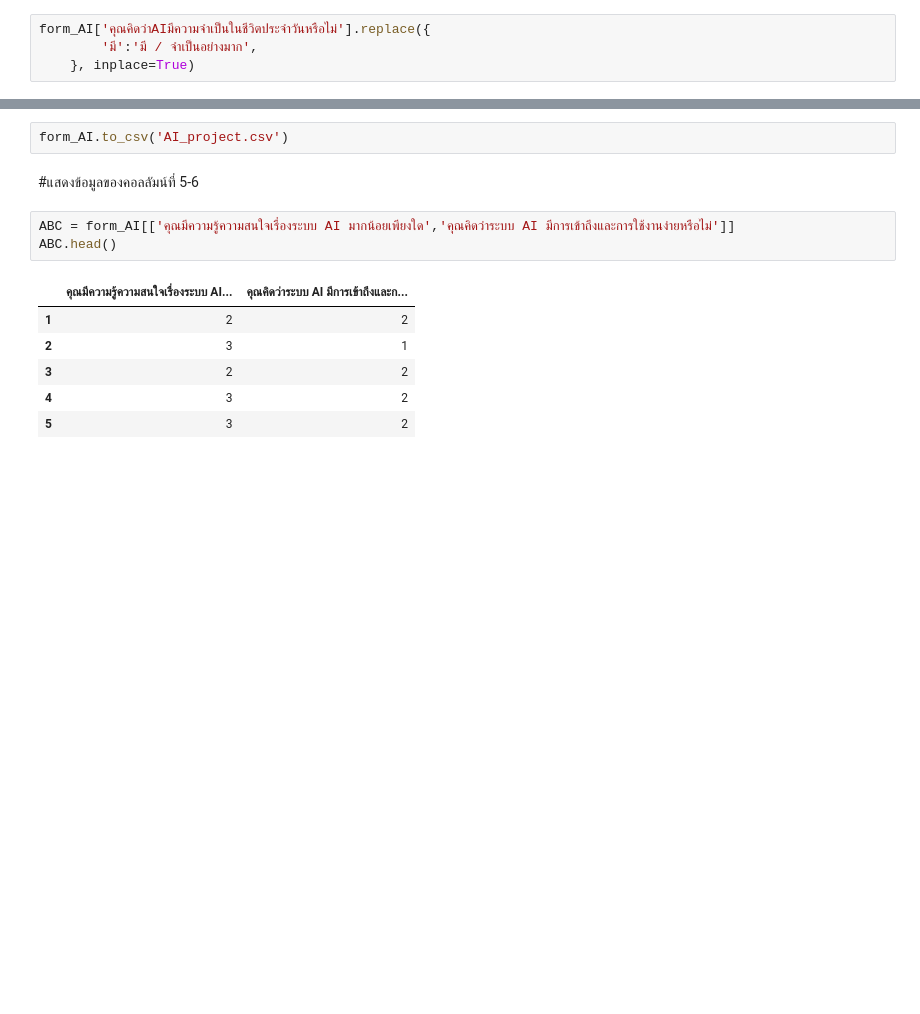
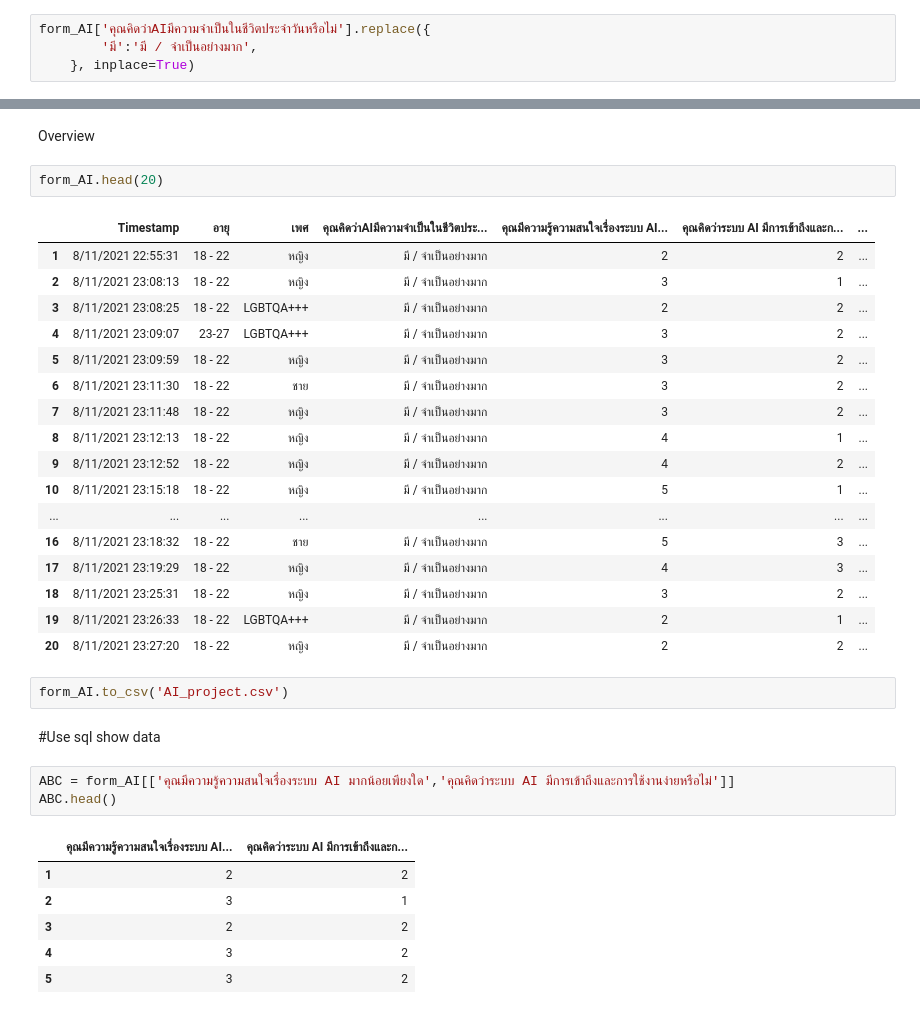
Before and after one commit to SureeratA/AI_project, a Jupyter notebook: AI_project.ipynb, the cells around one changed output, grey strips where cells are left out. Cells and saved outputs as stored; diff of their text form; blank space fills up the shorter version.

```diff
--- a/AI_project.ipynb
+++ b/AI_project.ipynb
@@ -182,7 +277,29 @@ form_AI.head()
+# %% [markdown]
+Overview
+# %%
+form_AI.head(20)
+# %% [output]
+|  | Timestamp | อายุ | เพศ | คุณคิดว่าAIมีความจำเป็นในชีวิตประ... | คุณมีความรู้ความสนใจเรื่องระบบ AI... | คุณคิดว่าระบบ AI มีการเข้าถึงและก... | ... |
+| 1 | 8/11/2021 22:55:31 | 18 - 22 | หญิง | มี / จำเป็นอย่างมาก | 2 | 2 | ... |
+| 2 | 8/11/2021 23:08:13 | 18 - 22 | หญิง | มี / จำเป็นอย่างมาก | 3 | 1 | ... |
+| 3 | 8/11/2021 23:08:25 | 18 - 22 | LGBTQA+++ | มี / จำเป็นอย่างมาก | 2 | 2 | ... |
+| 4 | 8/11/2021 23:09:07 | 23-27 | LGBTQA+++ | มี / จำเป็นอย่างมาก | 3 | 2 | ... |
+| 5 | 8/11/2021 23:09:59 | 18 - 22 | หญิง | มี / จำเป็นอย่างมาก | 3 | 2 | ... |
+| 6 | 8/11/2021 23:11:30 | 18 - 22 | ชาย | มี / จำเป็นอย่างมาก | 3 | 2 | ... |
+| 7 | 8/11/2021 23:11:48 | 18 - 22 | หญิง | มี / จำเป็นอย่างมาก | 3 | 2 | ... |
+| 8 | 8/11/2021 23:12:13 | 18 - 22 | หญิง | มี / จำเป็นอย่างมาก | 4 | 1 | ... |
+| 9 | 8/11/2021 23:12:52 | 18 - 22 | หญิง | มี / จำเป็นอย่างมาก | 4 | 2 | ... |
+| 10 | 8/11/2021 23:15:18 | 18 - 22 | หญิง | มี / จำเป็นอย่างมาก | 5 | 1 | ... |
+| ... | ... | ... | ... | ... | ... | ... | ... |
+| 16 | 8/11/2021 23:18:32 | 18 - 22 | ชาย | มี / จำเป็นอย่างมาก | 5 | 3 | ... |
+| 17 | 8/11/2021 23:19:29 | 18 - 22 | หญิง | มี / จำเป็นอย่างมาก | 4 | 3 | ... |
+| 18 | 8/11/2021 23:25:31 | 18 - 22 | หญิง | มี / จำเป็นอย่างมาก | 3 | 2 | ... |
+| 19 | 8/11/2021 23:26:33 | 18 - 22 | LGBTQA+++ | มี / จำเป็นอย่างมาก | 2 | 1 | ... |
+| 20 | 8/11/2021 23:27:20 | 18 - 22 | หญิง | มี / จำเป็นอย่างมาก | 2 | 2 | ... |
 # %%
 form_AI.to_csv('AI_project.csv')
-# %% [markdown]
-#แสดงข้อมูลของคอลลัมน์ที่ 5-6
+# %% [markdown]
+#Use sql show data
 # %%
 ABC = form_AI[['คุณมีความรู้ความสนใจเรื่องระบบ AI มากน้อยเพียงใด','คุณคิดว่าระบบ AI มีการเข้าถึงและการใช้งานง่ายหรือไม่']]
 ABC.head()
```
Also changed, not shown: parts of 39 cells of this notebook.
